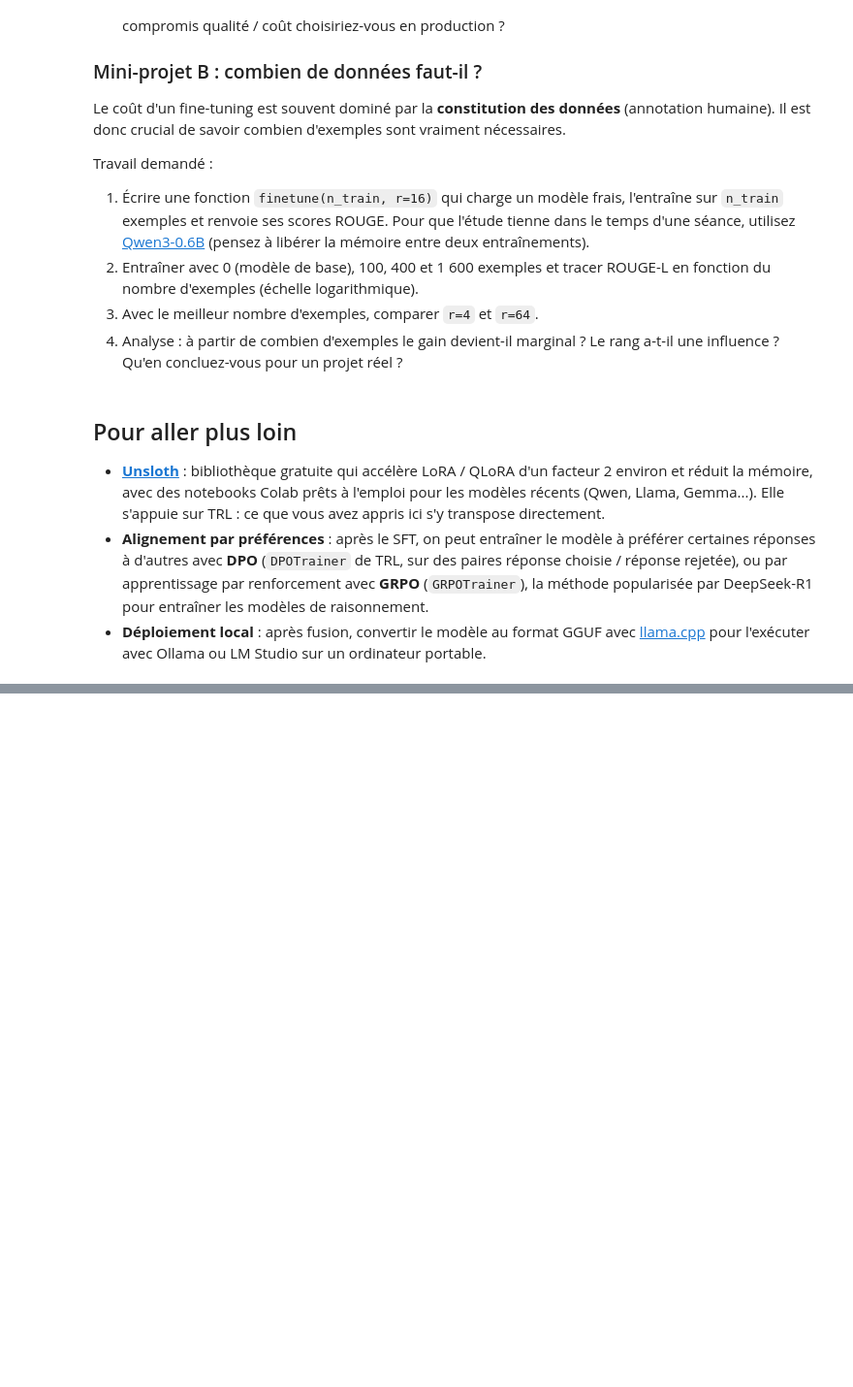
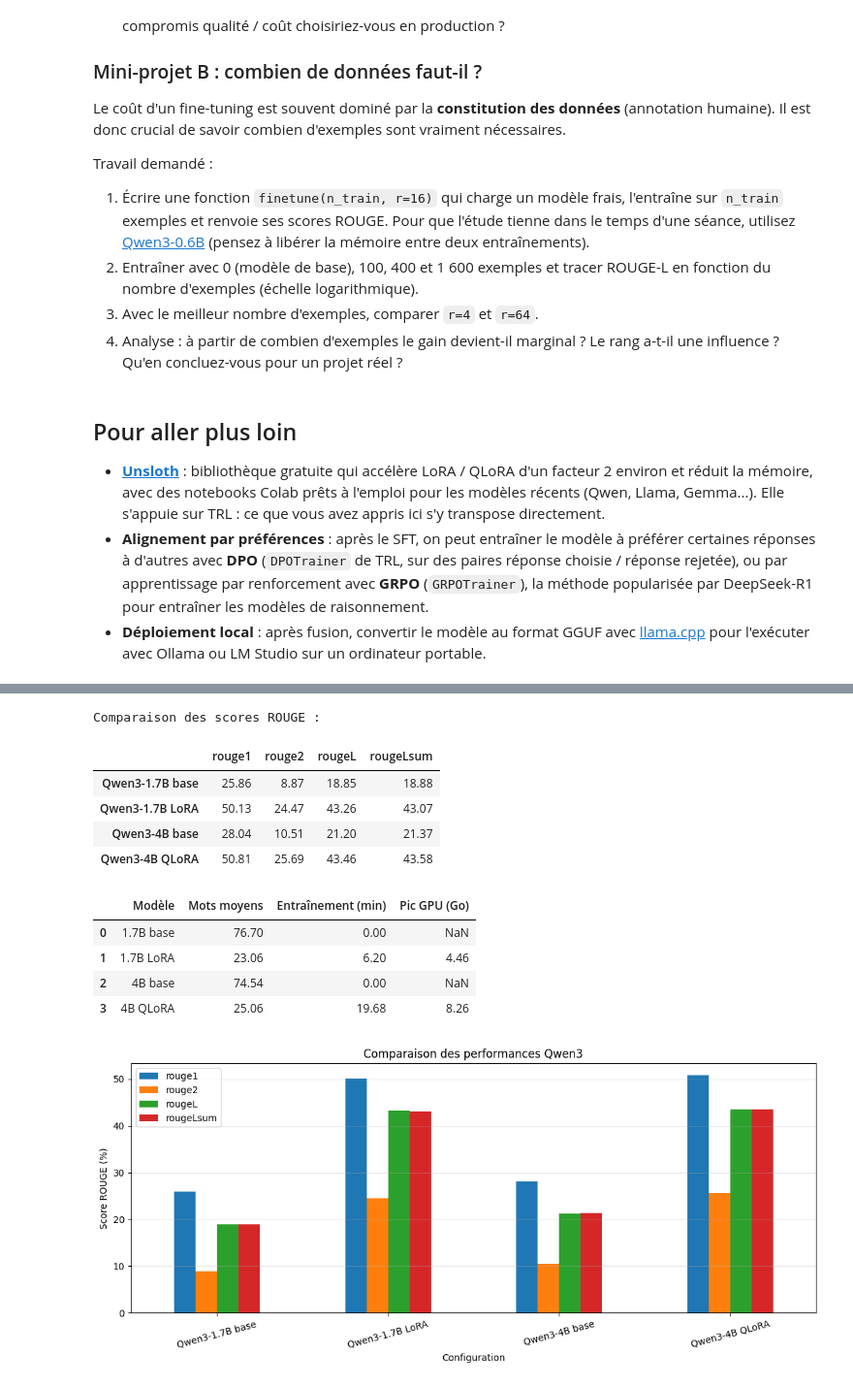
Before and after one commit to lorenzo-marandon/tp-fine-tuning-student-version, a Jupyter notebook: tp-fine-tuning.ipynb, the cells around one changed output, grey strips where cells are left out. Shown at 97% size. Cells and saved outputs as stored; diff of their text form; code cells hidden in the pictures; blank space fills up the shorter version.

```diff
--- a/tp-fine-tuning.ipynb
+++ b/tp-fine-tuning.ipynb
@@ -1322,0 +1489,16 @@ Mémoire : 2.80 Go alloués (pic : 2.84 Go)
+# %%
+# Réinitialise le compteur de mémoire maximale.
+torch.cuda.reset_peak_memory_stats()
+
+start = time.time()
+
+# Entraîne les adaptateurs QLoRA.
+qlora_train_result = qlora_trainer.train()
+
+# Mesure le temps et le pic mémoire.
+qlora_train_time = time.time() - start
+qlora_peak_gb = torch.cuda.max_memory_allocated() / 1e9
+
+print(f"Durée : {qlora_train_time / 60:.2f} min")
+print(f"Pic mémoire GPU : {qlora_peak_gb:.2f} Go")
+print("Loss finale :", qlora_train_result.training_loss)
@@ -1322,0 +1576,57 @@ Mémoire : 2.80 Go alloués (pic : 2.84 Go)
+# %%
+
+# Compare les quatre configurations.
+results = pd.DataFrame({
+    "Qwen3-1.7B base": base_scores,
+    "Qwen3-1.7B LoRA": ft_scores,
+    "Qwen3-4B base": base4_scores,
+    "Qwen3-4B QLoRA": qlora_scores
+}).T
+
+print("Comparaison des scores ROUGE :")
+display(results.round(2))
+
+# Compare les longueurs et les coûts.
+comparison = pd.DataFrame({
+    "Modèle": [
+        "1.7B base", "1.7B LoRA",
+        "4B base", "4B QLoRA"
+    ],
+    "Mots moyens": [
+        mean_words(base_summaries),
+        mean_words(ft_summaries),
+        mean_words(base4_summaries),
+        mean_words(qlora_summaries)
+    ],
+    "Entraînement (min)": [
+        0, 6.2, 0, qlora_train_time / 60
+    ],
+    "Pic GPU (Go)": [
+        np.nan, 4.46, np.nan, qlora_peak_gb
+    ]
+})
+
+display(comparison.round(2))
+
+# Graphique.
+results.plot(kind="bar", figsize=(11, 5))
+plt.title("Comparaison des performances Qwen3")
+plt.ylabel("Score ROUGE (%)")
+plt.xlabel("Configuration")
+plt.xticks(rotation=15)
+plt.grid(axis="y", alpha=0.3)
+plt.tight_layout()
+plt.show()
+# %% [output]
+Comparaison des scores ROUGE :
+|  | rouge1 | rouge2 | rougeL | rougeLsum |
+| Qwen3-1.7B base | 25.86 | 8.87 | 18.85 | 18.88 |
+| Qwen3-1.7B LoRA | 50.13 | 24.47 | 43.26 | 43.07 |
+| Qwen3-4B base | 28.04 | 10.51 | 21.20 | 21.37 |
+| Qwen3-4B QLoRA | 50.81 | 25.69 | 43.46 | 43.58 |
+|  | Modèle | Mots moyens | Entraînement (min) | Pic GPU (Go) |
+| 0 | 1.7B base | 76.70 | 0.00 | NaN |
+| 1 | 1.7B LoRA | 23.06 | 6.20 | 4.46 |
+| 2 | 4B base | 74.54 | 0.00 | NaN |
+| 3 | 4B QLoRA | 25.06 | 19.68 | 8.26 |
+[figure, added]
```
Also changed, not shown: parts of 21 cells of this notebook.
